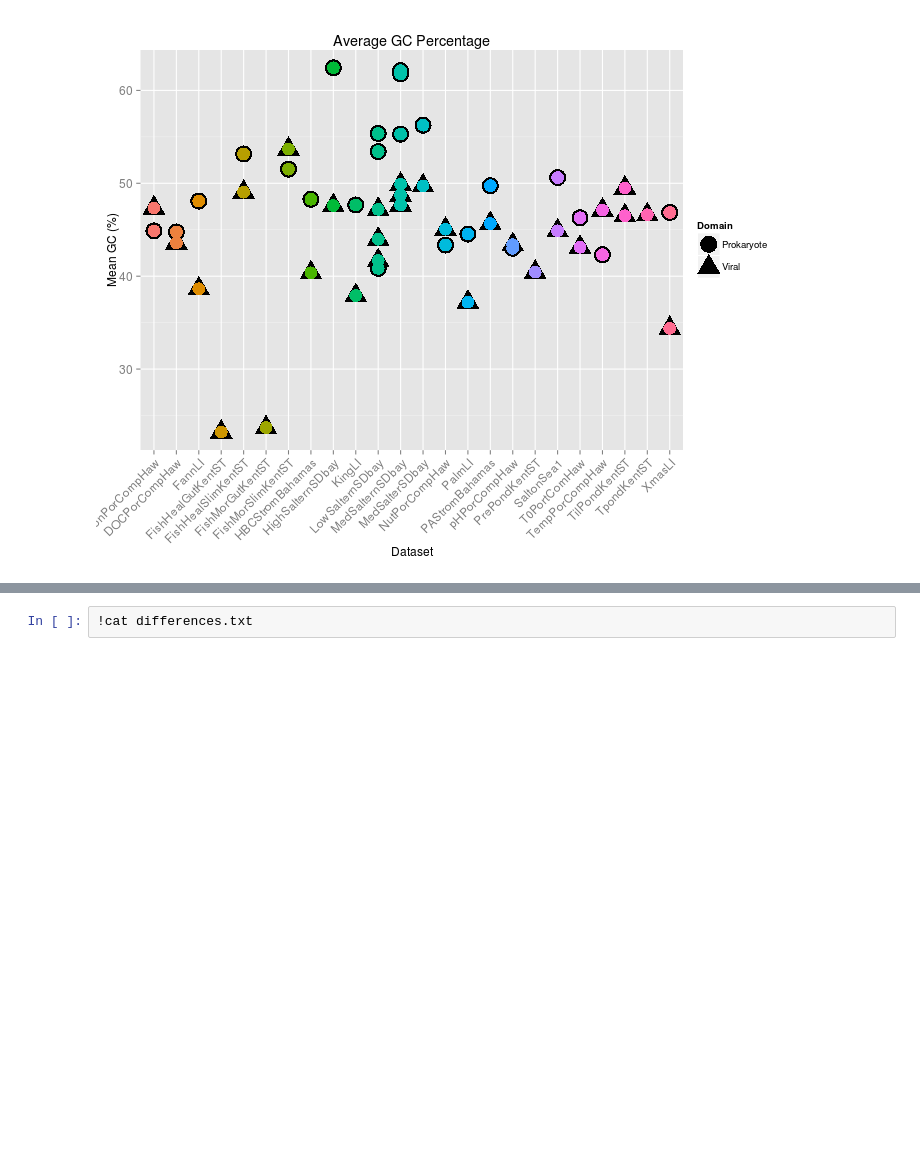
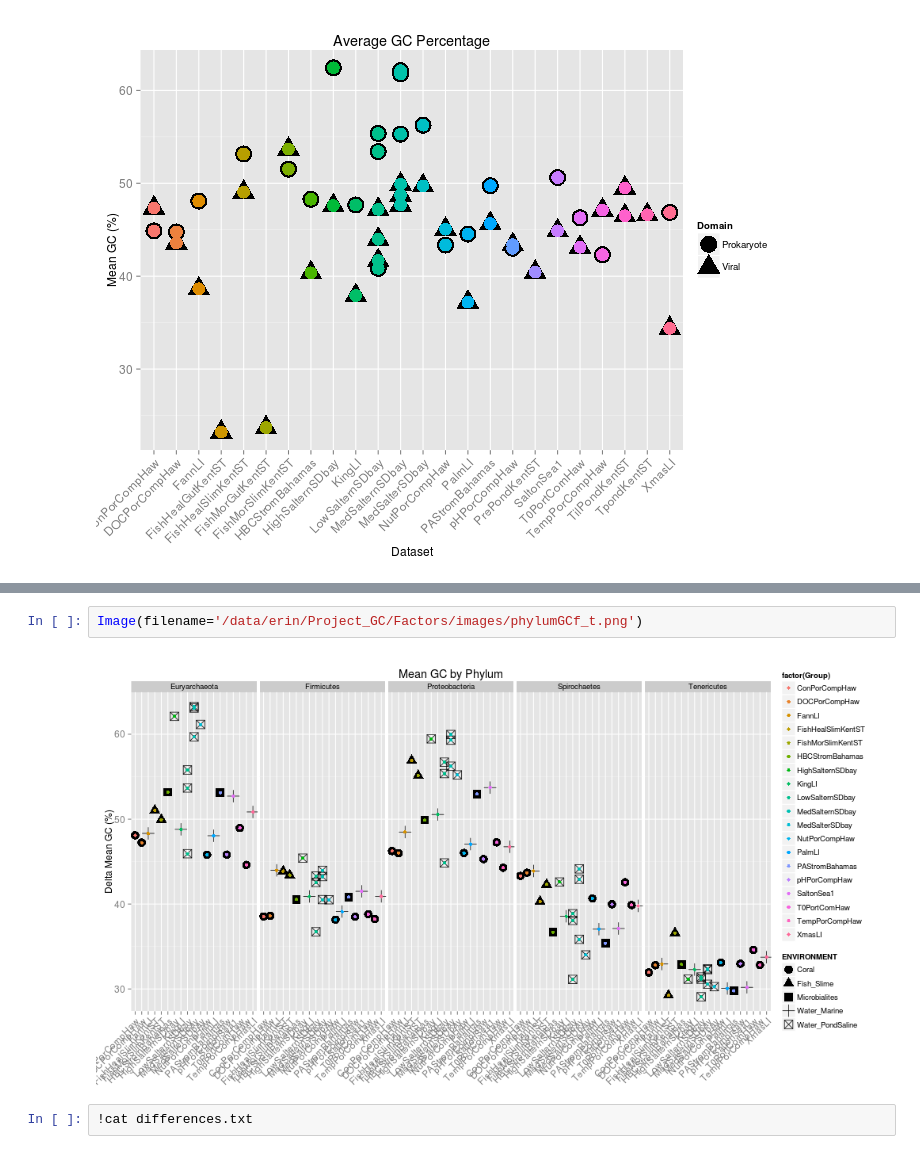
Before and after one commit to errcricket/GCProject_Output, a Jupyter notebook: GC_Factors.ipynb, the cells around one changed output, grey strips where cells are left out. Drawn from its saved outputs; the diff is of its cells as text; blank space fills up the shorter version.

```diff
--- a/GC_Factors.ipynb
+++ b/GC_Factors.ipynb
@@ -17,3 +17,7 @@ Image(filename='images_factors/phylumGC.png')
+# %%
+Image(filename='/data/erin/Project_GC/Factors/images/phylumGCf_t.png')
+# %% [output]
+[figure, added]
 # %%
 !cat differences.txt
 # %% [output]
```
Also changed, not shown: parts of 2 cells of this notebook.
